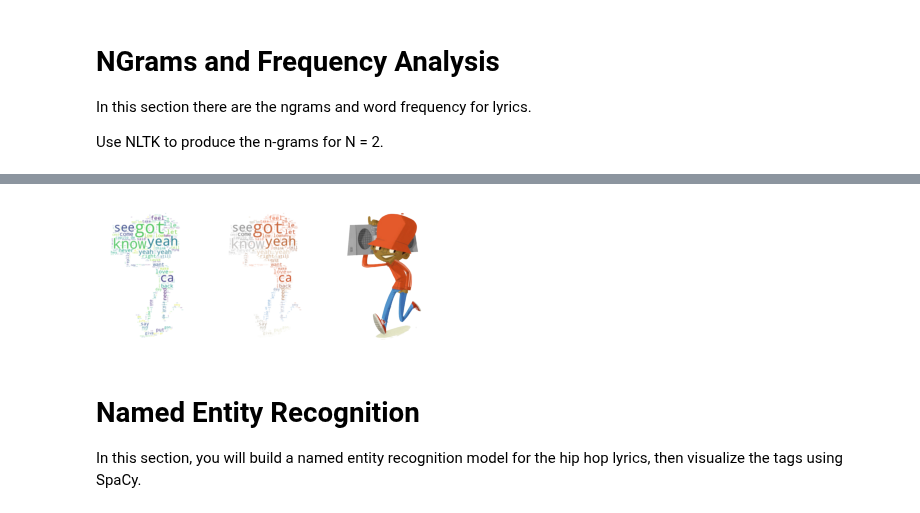
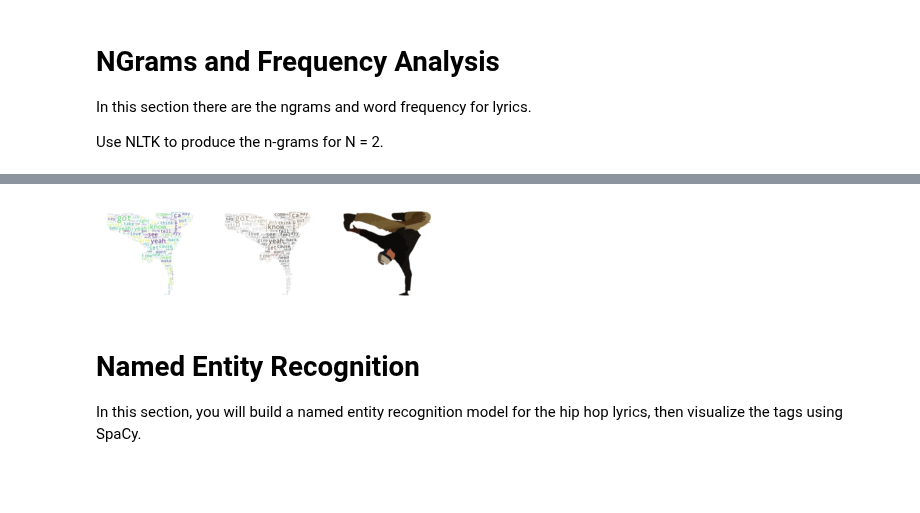
Before and after one commit to laufrankb/MiamiFintechProject2, a Jupyter notebook: Monique_data/hiphopraplyrics.ipynb, the cells around one changed output, grey strips where cells are left out. Cells and saved outputs as stored; diff of their text form; code cells hidden in the pictures; blank space fills up the shorter version.

```diff
--- a/Monique_data/hiphopraplyrics.ipynb
+++ b/Monique_data/hiphopraplyrics.ipynb
@@ -269,0 +295,6 @@ new_lyrics_df[['Lyrics', 'Tokens']]
+# %%
+# Download/Update the VADER Lexicon
+nltk.download("vader_lexicon")
+
+# Initialize the VADER sentiment analyzer
+analyzer = SentimentIntensityAnalyzer()
@@ -269,0 +318,32 @@ new_lyrics_df[['Lyrics', 'Tokens']]
+# %%
+# Sentiment scores dictionaries
+lyrics_sent = {
+    "lyrics_compound": [],
+    "lyrics_pos": [],
+    "lyrics_neu": [],
+    "lyrics_neg": [],
+    "lyrics_sent": [],
+}
+
+# Get sentiment for the lyrics
+for index, row in new_lyrics_df.iterrows():
+    try:
+        # Sentiment scoring with VADER
+        lyrics_sentiment = analyzer.polarity_scores(row["Lyrics"])
+        lyrics_sent["lyrics_compound"].append(lyrics_sentiment["compound"])
+        lyrics_sent["lyrics_pos"].append(lyrics_sentiment["pos"])
+        lyrics_sent["lyrics_neu"].append(lyrics_sentiment["neu"])
+        lyrics_sent["lyrics_neg"].append(lyrics_sentiment["neg"])
+        lyrics_sent["lyrics_sent"].append(get_sentiment(lyrics_sentiment["compound"]))
+
+    except AttributeError:
+        pass
+
+# Attaching sentiment columns to the News DataFrame
+lyrics_sentiment_df = pd.DataFrame(lyrics_sent)
+
+# new_lyrics_df = new_lyrics_df.join(lyrics_sentiment_df)
+
+# new_lyrics_df.head()
+result_lyrics_df = pd.concat([new_lyrics_df, lyrics_sentiment_df], axis=1)
+result_lyrics_df
@@ -277,7 +398,7 @@ from collections import Counter
 from nltk import ngrams
 # %%
 # Generate the Lyrics N-grams where N=2
-lyrics_text = ' '.join(new_lyrics_df["Lyrics"])
+lyrics_text = ' '.join(result_lyrics_df["Lyrics"])
 lyrics_processed = tokenizer(lyrics_text)
 lyrics_ngrams = Counter(ngrams(lyrics_processed, n=2))
 print(dict(lyrics_ngrams.most_common(80)))
@@ -315,29 +434,29 @@ import matplotlib.pyplot as plt
 # %%
 # Generate the Hip Hop word cloud
 lyrics_words_joined = ' '.join(lyrics_processed)
 
-hiphop_coloring = np.array(Image.open("Images/headphones.png"))
+hiphop_coloring = np.array(Image.open("Images/t.png"))
 
-wccc = WordCloud(background_color="white", max_words=2000, mask=hiphop_coloring, max_font_size=80, random_state=42, width=1200, height=400)
+wccc = WordCloud(background_color="white", max_words=2000, stopwords = STOPWORDS, mask=hiphop_coloring, max_font_size=50, random_state=42, width=hiphop_coloring.shape[1], height=hiphop_coloring.shape[0])
 
 # generate word cloud
 wccc.generate(lyrics_words_joined)
 
 # create coloring from image
 image_colors = ImageColorGenerator(hiphop_coloring)
 
 # show
 fig, axes = plt.subplots(1, 3)
 axes[0].imshow(wccc, interpolation="bilinear")
 # recolor wordcloud and show
 # we could also give color_func=image_colors directly in the constructor
 axes[1].imshow(wccc.recolor(color_func=image_colors), interpolation="bilinear")
 axes[2].imshow(hiphop_coloring, cmap=plt.cm.gray, interpolation="bilinear")
 for ax in axes:
     ax.set_axis_off()
 plt.show()
 # %% [output]
-[figure, old version]
+[figure, new version]
 # %%
 # Save image as png
 # wccc.to_file("Images/hiphopboom.png")
```
Also changed, not shown: parts of 65 cells of this notebook, 10 other files.
